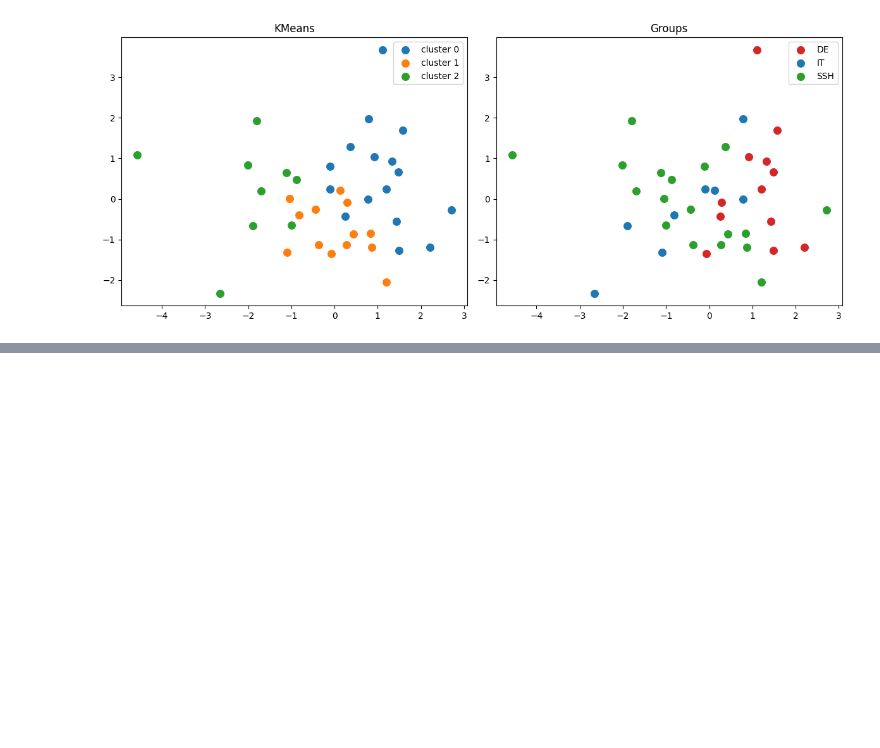
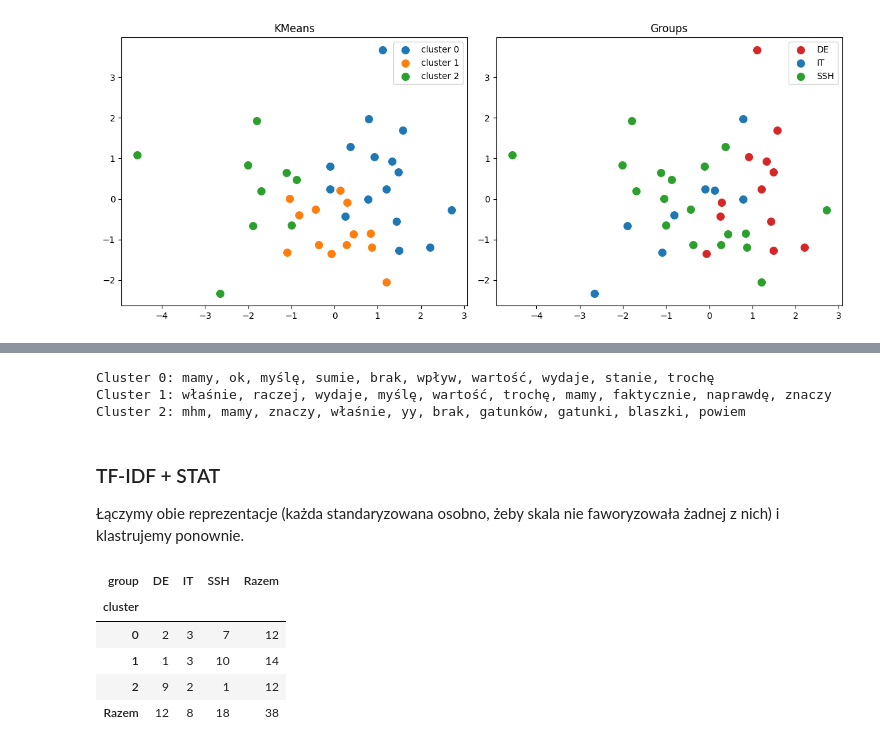
Before and after one commit to strek-o/xaifungi-analysis, a Jupyter notebook: analysis.ipynb, the cells around one changed output, grey strips where cells are left out. Drawn from its saved outputs; the diff is of its cells as text; code cells hidden in the pictures; blank space fills up the shorter version.

```diff
--- a/analysis.ipynb
+++ b/analysis.ipynb
@@ -163,0 +237,44 @@ plt.show()
+# %%
+top_terms = top_terms_per_cluster(text_df, clusters_tfidf, top_k=10)
+for cluster_id, terms in top_terms.items():
+    print(f"Cluster {cluster_id}:", ", ".join(t for t, _ in terms))
+# %% [output]
+Cluster 0: mamy, ok, myślę, sumie, brak, wpływ, wartość, wydaje, stanie, trochę
+Cluster 1: właśnie, raczej, wydaje, myślę, wartość, trochę, mamy, faktycznie, naprawdę, znaczy
+Cluster 2: mhm, mamy, znaczy, właśnie, yy, brak, gatunków, gatunki, blaszki, powiem
+# %% [markdown]
+### TF-IDF + STAT
+
+Łączymy obie reprezentacje (każda standaryzowana osobno, żeby skala nie faworyzowała żadnej z nich) i klastrujemy ponownie.
+# %%
+import numpy as np
+
+X_combined = np.hstack(
+    [
+        StandardScaler().fit_transform(feats.loc[tfidf_feats.index].values),
+        StandardScaler().fit_transform(tfidf_feats.values),
+    ]
+)
+kmeans_combined = KMeans(n_clusters=3, random_state=42, n_init=20)
+clusters_combined = kmeans_combined.fit_predict(X_combined)
+
+results_combined = pd.DataFrame(
+    {
+        "participant_id": tfidf_feats.index.tolist(),
+        "cluster": clusters_combined,
+    }
+).merge(text_df[["participant_id", "group"]], on="participant_id")
+
+pd.crosstab(
+    results_combined["cluster"],
+    results_combined["group"],
+    margins=True,
+    margins_name="Razem",
+)
+# %% [output]
+| group | DE | IT | SSH | Razem |
+| cluster |  |  |  |  |
+| 0 | 2 | 3 | 7 | 12 |
+| 1 | 1 | 3 | 10 | 14 |
+| 2 | 9 | 2 | 1 | 12 |
+| Razem | 12 | 8 | 18 | 38 |
```
Also changed, not shown: parts of 8 cells of this notebook, 1 other file.
